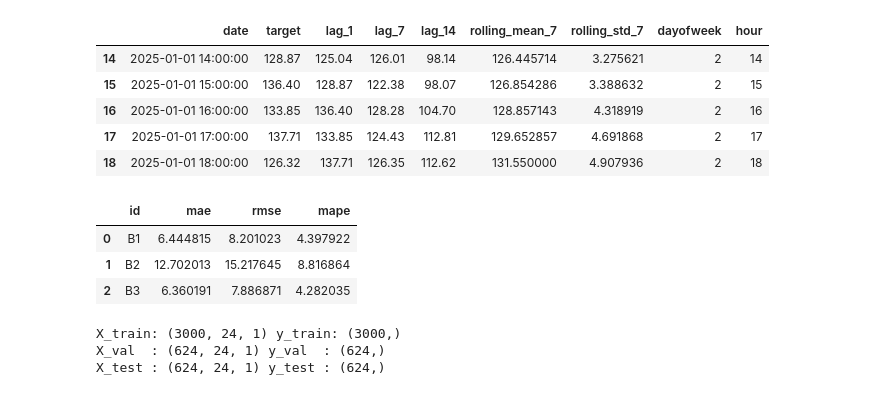
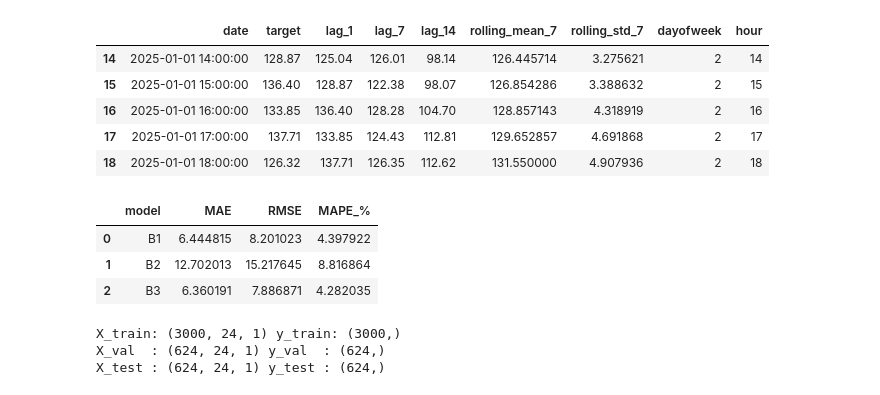
Before and after one commit to artem8249/Abdulmanov_KSBO-13-24_group_1, a Jupyter notebook: homeworks/HW12/HW12.ipynb, the cells around one changed output. Saved outputs shown, nothing was run; the diff lists cells and outputs as text; code cells hidden in the pictures.

```diff
--- a/homeworks/HW12/HW12.ipynb
+++ b/homeworks/HW12/HW12.ipynb
@@ -172,27 +172,48 @@ def get_metrics(y_true, y_pred):
         'rmse': np.sqrt(mean_squared_error(y_true, y_pred)),
         'mape': mean_absolute_percentage_error(y_true, y_pred) *100
     }
-# %%
-results = []
-
-B1 = get_metrics(val_feat['target'], val_feat['lag_1'])
-results.append({'id': 'B1', **B1})
-
-B2 = get_metrics(val_feat['target'], val_feat['rolling_mean_7'])
-results.append({'id': 'B2', **B2})
-
-model_b3 = Ridge()
-model_b3.fit(train_feat_scaled[X_cols], train_feat_scaled['target'])
-y_pred_b3 = model_b3.predict(val_feat_scaled[X_cols])
-B3 = get_metrics(val_feat_scaled['target'], y_pred_b3)
-results.append({'id': 'B3', **B3})
-
-pd.DataFrame(results)
-# %% [output]
-|  | id | mae | rmse | mape |
-| 0 | B1 | 6.444815 | 8.201023 | 4.397922 |
-| 1 | B2 | 12.702013 | 15.217645 | 8.816864 |
-| 2 | B3 | 6.360191 | 7.886871 | 4.282035 |
+# %%
+def rmse(y_true, y_pred) -> float:
+    return float(np.sqrt(mean_squared_error(y_true, y_pred)))
+
+def mape(y_true, y_pred, eps: float = 1e-8) -> float:
+    y_true = np.asarray(y_true)
+    y_pred = np.asarray(y_pred)
+    denom = np.maximum(np.abs(y_true), eps)
+    return float(np.mean(np.abs((y_true - y_pred) / denom)) * 100)
+
+def evaluate_regression(y_true, y_pred, model_name: str) -> pd.DataFrame:
+    return pd.DataFrame([{
+        "model": model_name,
+        "MAE": mean_absolute_error(y_true, y_pred),
+        "RMSE": rmse(y_true, y_pred),
+        "MAPE_%": mape(y_true, y_pred),
+    }])
+# %%
+# Naive baseline: завтрашнее значение равно последнему наблюдённому.
+val_pred_naive = val_feat["lag_1"].to_numpy()
+test_pred_naive = test_feat["lag_1"].to_numpy()
+# %%
+# Moving average baseline: вместо одного прошлого значения берём короткое среднее окно.
+val_pred_ma7 = val_feat["rolling_mean_7"].to_numpy()
+test_pred_ma7 = test_feat["rolling_mean_7"].to_numpy()
+# %%
+ridge = Ridge(alpha=1.0, random_state=RANDOM_SEED)
+ridge.fit(train_feat_scaled[X_cols], train_feat_scaled['target'])
+val_pred_ridge = ridge.predict(val_feat_scaled[X_cols])
+# %%
+results = pd.concat([
+    evaluate_regression(val_feat_scaled['target'], val_pred_naive, "B1"),
+    evaluate_regression(val_feat_scaled['target'], val_pred_ma7, "B2"),
+    evaluate_regression(val_feat_scaled['target'], val_pred_ridge, "B3"),
+], ignore_index=True)
+
+results
+# %% [output]
+|  | model | MAE | RMSE | MAPE_% |
+| 0 | B1 | 6.444815 | 8.201023 | 4.397922 |
+| 1 | B2 | 12.702013 | 15.217645 | 8.816864 |
+| 2 | B3 | 6.360191 | 7.886871 | 4.282035 |
 # %%
 scaler = StandardScaler()
 train_scaled = scaler.fit_transform(train_df[["target"]]).astype(np.float32)
```
Also changed, not shown: parts of 2 cells of this notebook, 9 other files.
